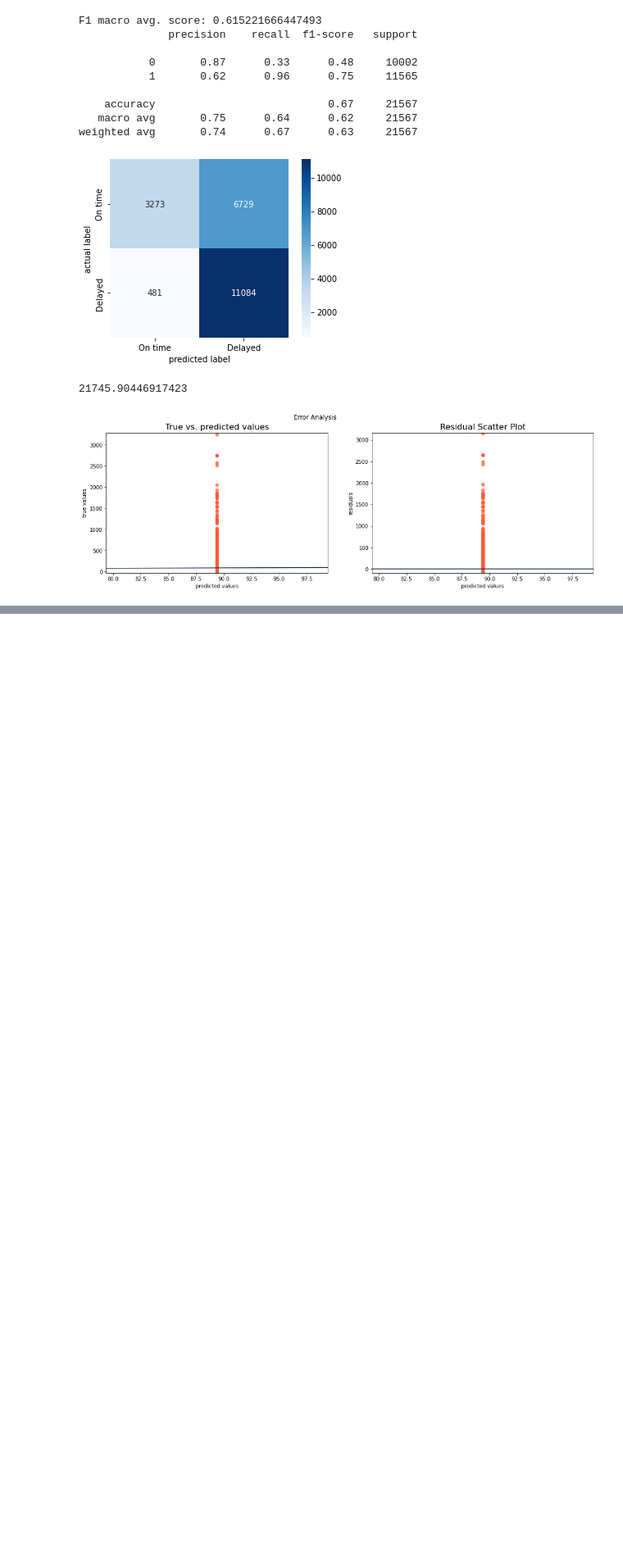
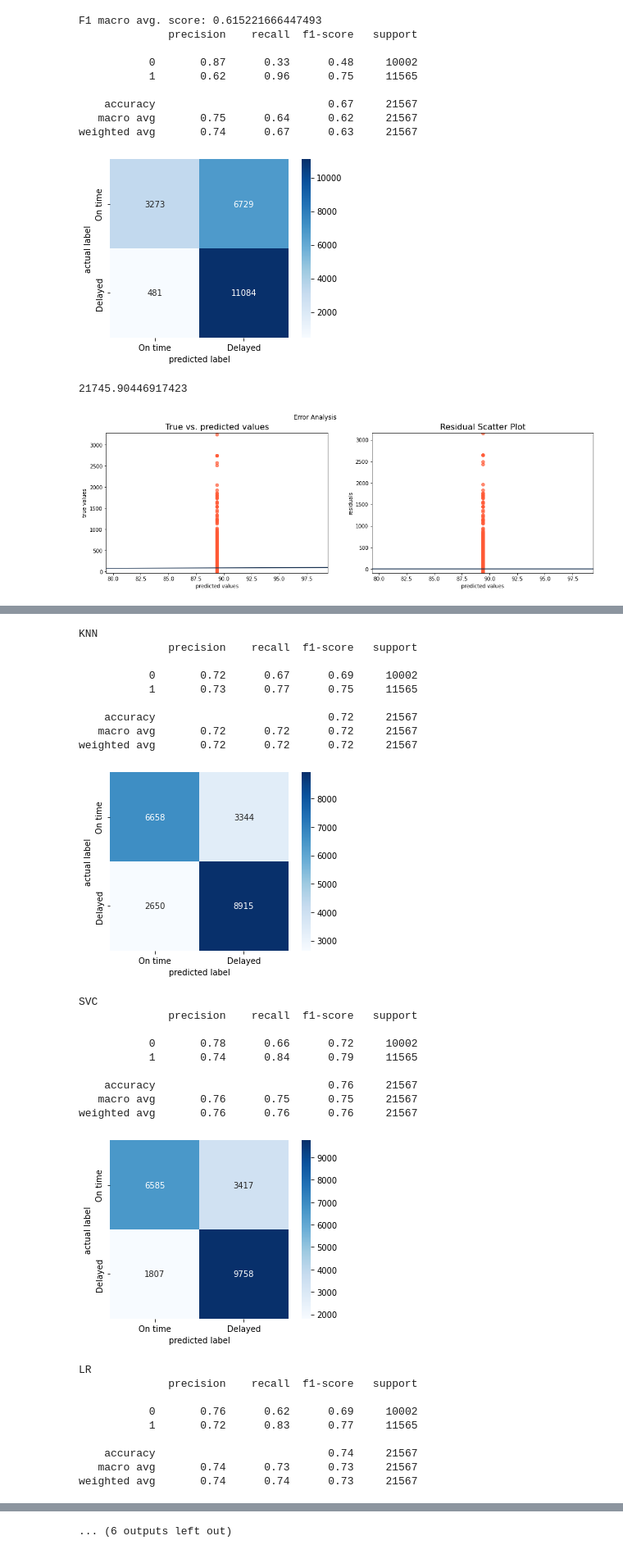
Before and after one commit to MalinSoetbeer/flight_delayed_challenge, a Jupyter notebook: modeling_malte.ipynb, the cells around one changed output, grey strips where cells are left out. Shown at 82% size. Cells and saved outputs as stored; diff of their text form; code cells hidden in the pictures; blank space fills up the shorter version.

```diff
--- a/modeling_malte.ipynb
+++ b/modeling_malte.ipynb
@@ -52,7 +54,7 @@ train_df.head()
 drop_features_class = ['DATOP', 'ID','FLTID','STD', 'STA','target','icao_DEP', 'iata_DEP', 'name_DEP', 'city_DEP',
        'subd_DEP', 'country_DEP', 'elevation_DEP', 'lat_DEP', 'lon_DEP',
        'tz_DEP', 'icao_ARR', 'iata_ARR', 'name_ARR', 'city_ARR', 'subd_ARR',
-       'country_ARR', 'elevation_ARR', 'lat_ARR', 'lon_ARR', 'tz_ARR','arr_hour', 'flight_month','delay_or_onTime', 'delayed']
+       'country_ARR', 'elevation_ARR', 'lat_ARR', 'lon_ARR', 'tz_ARR','arr_hour', 'flight_month_name','delay_or_onTime', 'delayed']
 # %%
 # List of dropping feature classification
 drop_features_reg = ['DATOP', 'ID','FLTID','STD', 'STA','icao_DEP', 'iata_DEP', 'name_DEP', 'city_DEP',
@@ -75,6 +88,15 @@ X_train_class.reset_index(drop=True, inplace=True)
 X_test_class.reset_index(drop=True, inplace=True)
 X_train_reg.reset_index(drop=True, inplace=True)
 X_test_reg.reset_index(drop=True, inplace=True)
+X_train_reg_total.reset_index(drop=True, inplace=True)
+X_test_reg_total.reset_index(drop=True, inplace=True)
+
+y_train_class.reset_index(drop=True, inplace=True)
+y_test_class.reset_index(drop=True, inplace=True)
+y_train_reg.reset_index(drop=True, inplace=True)
+y_test_reg.reset_index(drop=True, inplace=True)
+y_train_reg_total.reset_index(drop=True, inplace=True)
+y_test_reg_total.reset_index(drop=True, inplace=True)
 # %%
 y_pred_dumm_class = dummie_class(X_test_class)
 print('F1 macro avg. score:', f1_score(y_test_class, y_pred_dumm_class, average='macro'))
@@ -104,6 +126,6 @@ error_analysis(y_test_reg, y_pred_dumm_reg)
 # %%
 # Creating list for categorical predictors/features
 # (dates are also objects so if you have them in your data you would deal with them first)
-cat_features = ['DEPSTN', 'ARRSTN', 'STATUS', 'AC', 'domestic', 'dep_hour', 'dep_weekday', 'flight_month_name', 'year']
+cat_features = ['DEPSTN', 'ARRSTN', 'STATUS', 'AC', 'domestic', 'dep_hour', 'dep_weekday', 'flight_month', 'year']
 
 num_features = ['duration_min', 'distance']
@@ -165,12 +212,13 @@ models_class.append(("SGD", SGDClassifier()))
 # Test different types of models
 names = []
 f1_scores = []
+y_pred_class = []
 i = 0
 
 for name, model in models_class:
     model.fit(X_train_class, y_train_class)
-    y_pred_class = model.predict(X_test_class)
-    f1_scores.append(f1_score(y_test_class, y_pred_class))
+    y_pred_class.append(model.predict(X_test_class))
+    f1_scores.append(f1_score(y_test_class, y_pred_class[i], average='macro'))
     names.append(name)
     print(names[i])
     i += 1
@@ -192,0 +248,35 @@ models_reg.append(("SGD", SGDRegressor()))
+# %%
+for i in range(len(models_class)):
+    print(names[i])
+    print(classification_report(y_test_class, y_pred_class[i]))
+    plot_confusion_matrix(y_test_class, y_pred_class[i])
+# %% [output]
+KNN
+              precision    recall  f1-score   support
+
+           0       0.72      0.67      0.69     10002
+           1       0.73      0.77      0.75     11565
+
+    accuracy                           0.72     21567
+   macro avg       0.72      0.72      0.72     21567
+weighted avg       0.72      0.72      0.72     21567
+[figure, added]
+SVC
+              precision    recall  f1-score   support
+
+           0       0.78      0.66      0.72     10002
+           1       0.74      0.84      0.79     11565
+
+    accuracy                           0.76     21567
+   macro avg       0.76      0.75      0.75     21567
+weighted avg       0.76      0.76      0.76     21567
+[figure, added]
+LR
+              precision    recall  f1-score   support
+
+           0       0.76      0.62      0.69     10002
+           1       0.72      0.83      0.77     11565
+
+    accuracy                           0.74     21567
+   macro avg       0.74      0.73      0.73     21567
+weighted avg       0.74      0.74      0.73     21567
@@ -192,0 +314 @@ models_reg.append(("SGD", SGDRegressor()))
+... (6 outputs left out)
```
Also changed, not shown: parts of 17 cells of this notebook, 12 other files.
